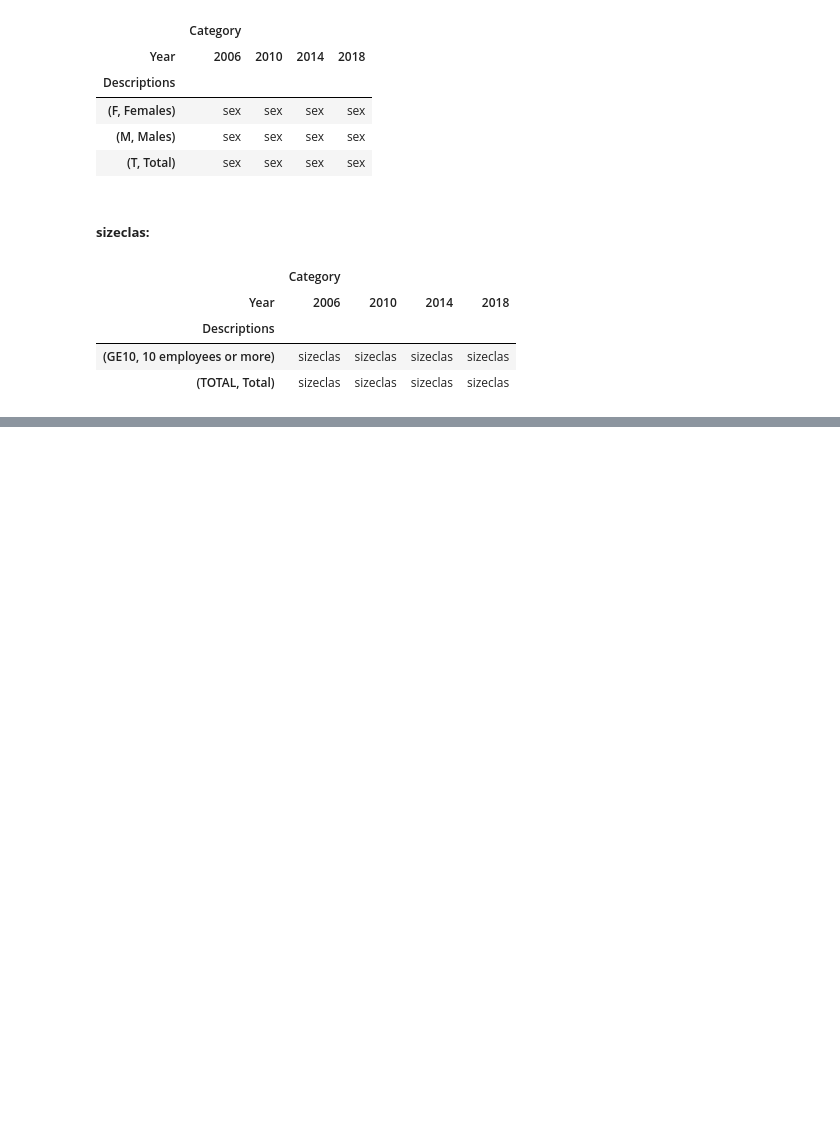
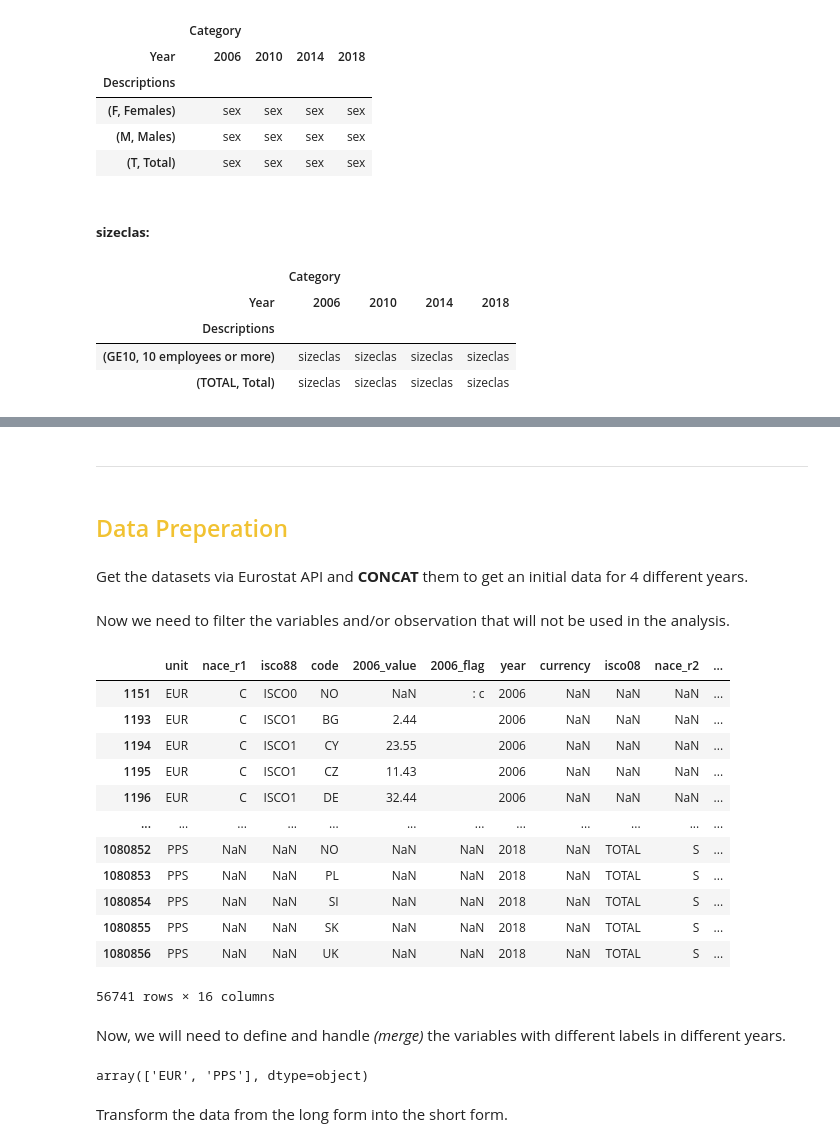
Before and after one commit to mehmetcandfx/Technology-Trade-Employment, a Jupyter notebook: Code/Discovery&Preperation_Wages.ipynb, the cells around one changed output, grey strips where cells are left out. Drawn from its saved outputs; the diff is of its cells as text; code cells hidden in the pictures; blank space fills up the shorter version.

```diff
--- a/Code/Discovrery_Wages.ipynb
+++ b/Code/Discovery&Preperation_Wages.ipynb
@@ -442,0 +240,45 @@ Name: unit, dtype: int64
+# %% [markdown]
+---------------------------------------------------------------------------------------------------------------------------------------------------------------------------------
+# %% [markdown]
+## <span style="color:#f1c232">Data Preperation</span>
+# %% [markdown]
+Get the datasets via Eurostat API and **CONCAT** them to get an initial data for 4 different years.
+# %%
+df=pd.concat([eurostat.get_data_df(j, flags=True).assign(year=2006+4*i) for i, j in enumerate(EARN_SES_47)],ignore_index=True)
+# %% [markdown]
+Now we need to filter the variables and/or observation that will not be used in the analysis.
+# %%
+#Gender, earning type, and company size will not be examined in the research.
+df=df[(df['sex']=='T')&(df['indic_se']=='ERN')&(df['sizeclas']=='GE10')]
+df=df.drop(['freq','sex','indic_se','sizeclas'], axis=1)
+
+#Rename Country code column
+df=df.rename(columns={'geo\TIME_PERIOD':'code'})
+
+df
+# %% [output]
+|  | unit | nace_r1 | isco88 | code | 2006_value | 2006_flag | year | currency | isco08 | nace_r2 | ... |
+| 1151 | EUR | C | ISCO0 | NO | NaN | : c | 2006 | NaN | NaN | NaN | ... |
+| 1193 | EUR | C | ISCO1 | BG | 2.44 |  | 2006 | NaN | NaN | NaN | ... |
+| 1194 | EUR | C | ISCO1 | CY | 23.55 |  | 2006 | NaN | NaN | NaN | ... |
+| 1195 | EUR | C | ISCO1 | CZ | 11.43 |  | 2006 | NaN | NaN | NaN | ... |
+| 1196 | EUR | C | ISCO1 | DE | 32.44 |  | 2006 | NaN | NaN | NaN | ... |
+| ... | ... | ... | ... | ... | ... | ... | ... | ... | ... | ... | ... |
+| 1080852 | PPS | NaN | NaN | NO | NaN | NaN | 2018 | NaN | TOTAL | S | ... |
+| 1080853 | PPS | NaN | NaN | PL | NaN | NaN | 2018 | NaN | TOTAL | S | ... |
+| 1080854 | PPS | NaN | NaN | SI | NaN | NaN | 2018 | NaN | TOTAL | S | ... |
+| 1080855 | PPS | NaN | NaN | SK | NaN | NaN | 2018 | NaN | TOTAL | S | ... |
+| 1080856 | PPS | NaN | NaN | UK | NaN | NaN | 2018 | NaN | TOTAL | S | ... |
+56741 rows × 16 columns
+# %% [markdown]
+Now, we will need to define and handle *(merge)* the variables with different labels in different years.
+# %%
+#Merging unit and currency colums, eleminating unnessesary currencies
+df['unit']=df['unit'].replace(np.nan, '', regex=True)+df['currency'].replace(np.nan, '', regex=True)
+df=df.drop(['currency'], axis=1)
+df=df[(df['unit']!= 'NAC')]
+df['unit'].unique()
+# %% [output]
+array(['EUR', 'PPS'], dtype=object)
+# %% [markdown]
+Transform the data from the long form into the short form.
```
Also changed, not shown: parts of 36 cells of this notebook, 8 other files.
